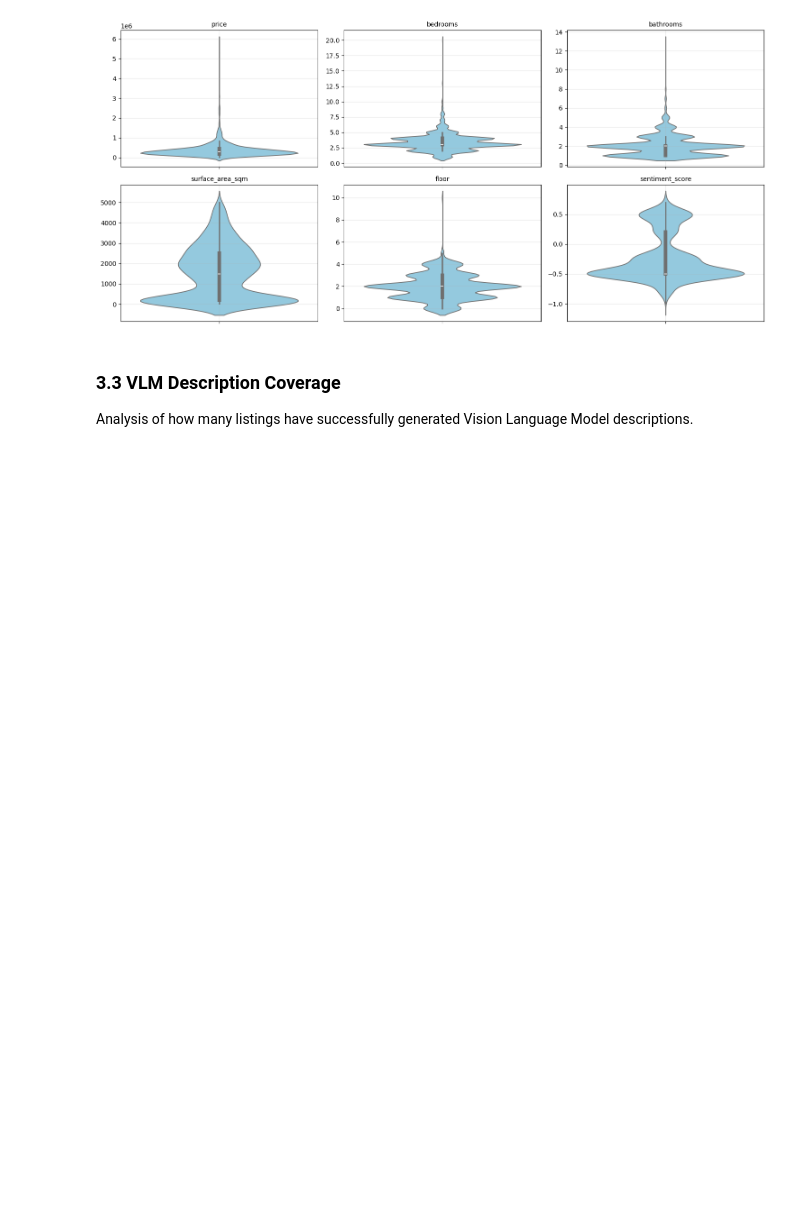
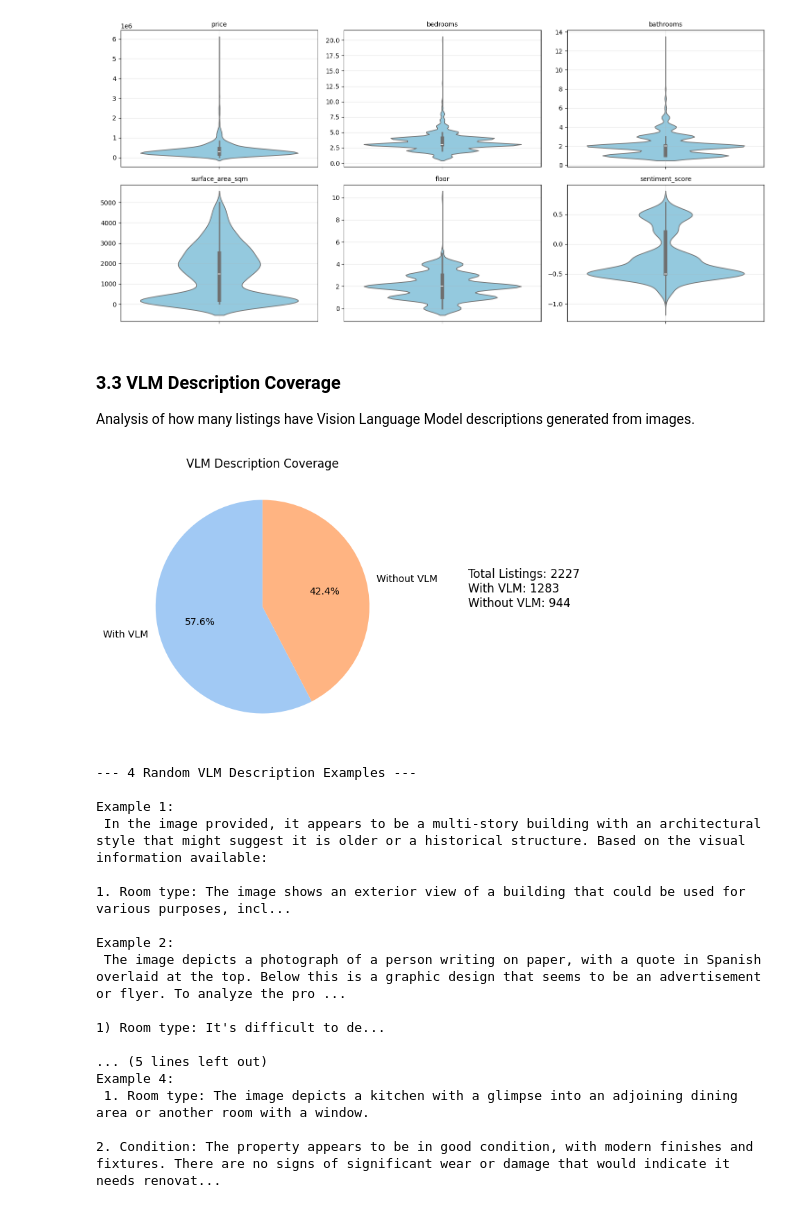
Before and after one commit to Nirtzur0/PropertyScanner, a Jupyter notebook: notebooks/project_overview.ipynb, the cells around one changed output. Cells and saved outputs as stored; diff of their text form; code cells hidden in the pictures; blank space fills up the shorter version.

Commit message:
Update notebook with VLM/Text description stats and fix model debugging

```diff
--- a/notebooks/project_overview.ipynb
+++ b/notebooks/project_overview.ipynb
@@ -298,6 +299,3 @@ plt.tight_layout()
 plt.show()
 # %% [output]
 [figure]
-# %% [markdown]
-### 3.3 VLM Description Coverage
-Analysis of how many listings have successfully generated Vision Language Model descriptions.
@@ -317,0 +302,43 @@ print(vlm_counts)
+# %% [markdown]
+### 3.3 VLM Description Coverage
+Analysis of how many listings have Vision Language Model descriptions generated from images.
+# %%
+# VLM Statistics
+vlm_mask = df['vlm_description'].apply(lambda x: x is not None and str(x) != 'None' and len(str(x)) > 10)
+vlm_counts = vlm_mask.value_counts()
+vlm_counts.index = ['With VLM', 'Without VLM'] if vlm_counts.index[0] == True else ['Without VLM', 'With VLM']
+
+plt.figure(figsize=(12, 5))
+plt.subplot(1, 2, 1)
+colors = sns.color_palette('pastel')[0:2]
+plt.pie(vlm_counts, labels=vlm_counts.index, autopct='%1.1f%%', colors=colors, startangle=90)
+plt.title('VLM Description Coverage')
+
+plt.subplot(1, 2, 2)
+plt.axis('off')
+plt.text(0, 0.5, f'Total Listings: {len(df)}\nWith VLM: {vlm_mask.sum()}\nWithout VLM: {len(df) - vlm_mask.sum()}', fontsize=12)
+plt.show()
+
+print('\n--- 4 Random VLM Description Examples ---')
+if vlm_mask.sum() > 0:
+    for i, desc in enumerate(df[vlm_mask]['vlm_description'].sample(min(4, vlm_mask.sum())).values):
+        print(f'\nExample {i+1}:\n{desc[:300]}...')
+# %% [output]
+[figure, added]
+--- 4 Random VLM Description Examples ---
+
+Example 1:
+ In the image provided, it appears to be a multi-story building with an architectural style that might suggest it is older or a historical structure. Based on the visual information available:
+
+1. Room type: The image shows an exterior view of a building that could be used for various purposes, incl...
+
+Example 2:
+ The image depicts a photograph of a person writing on paper, with a quote in Spanish overlaid at the top. Below this is a graphic design that seems to be an advertisement or flyer. To analyze the pro ...
+
+1) Room type: It's difficult to de...
+
+... (5 lines left out)
+Example 4:
+ 1. Room type: The image depicts a kitchen with a glimpse into an adjoining dining area or another room with a window.
+
+2. Condition: The property appears to be in good condition, with modern finishes and fixtures. There are no signs of significant wear or damage that would indicate it needs renovat...
```
Also changed, not shown: parts of 7 cells of this notebook.
